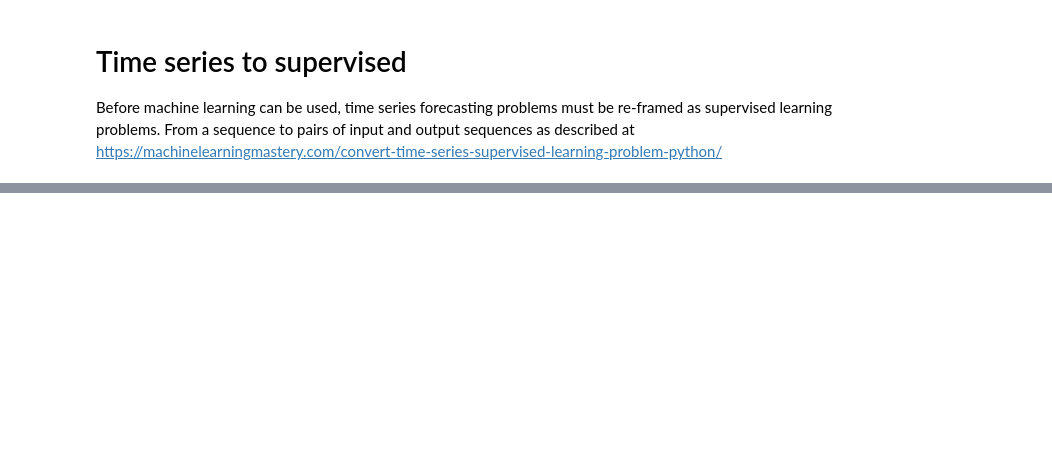
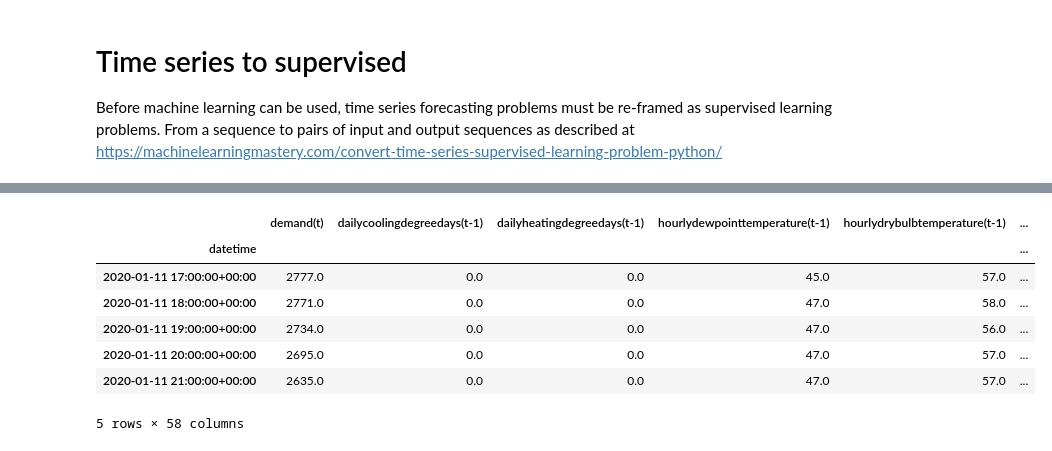
Before and after one commit to olavocarvalho/sagemaker-energy-demand, a Jupyter notebook: 2_TS2SUPERVISED.ipynb, the cells around one changed output, grey strips where cells are left out. Saved outputs shown, nothing was run; the diff lists cells and outputs as text; code cells hidden in the pictures; blank space fills up the shorter version.

```diff
--- a/2_TS2SUPERVISED.ipynb
+++ b/2_TS2SUPERVISED.ipynb
@@ -75,3 +86,14 @@ reframed.shape
+# %%
+reframed.tail()
+# %% [output]
+|  | demand(t) | dailycoolingdegreedays(t-1) | dailyheatingdegreedays(t-1) | hourlydewpointtemperature(t-1) | hourlydrybulbtemperature(t-1) | ... |
+| datetime |  |  |  |  |  | ... |
+| 2020-01-11 17:00:00+00:00 | 2777.0 | 0.0 | 0.0 | 45.0 | 57.0 | ... |
+| 2020-01-11 18:00:00+00:00 | 2771.0 | 0.0 | 0.0 | 47.0 | 58.0 | ... |
+| 2020-01-11 19:00:00+00:00 | 2734.0 | 0.0 | 0.0 | 47.0 | 56.0 | ... |
+| 2020-01-11 20:00:00+00:00 | 2695.0 | 0.0 | 0.0 | 47.0 | 57.0 | ... |
+| 2020-01-11 21:00:00+00:00 | 2635.0 | 0.0 | 0.0 | 47.0 | 57.0 | ... |
+5 rows × 58 columns
 # %%
 # save as csv file to continue in another notebook
 s3_resource = boto3.resource('s3')
```
Also changed, not shown: parts of 3 cells of this notebook, 5 other files.
